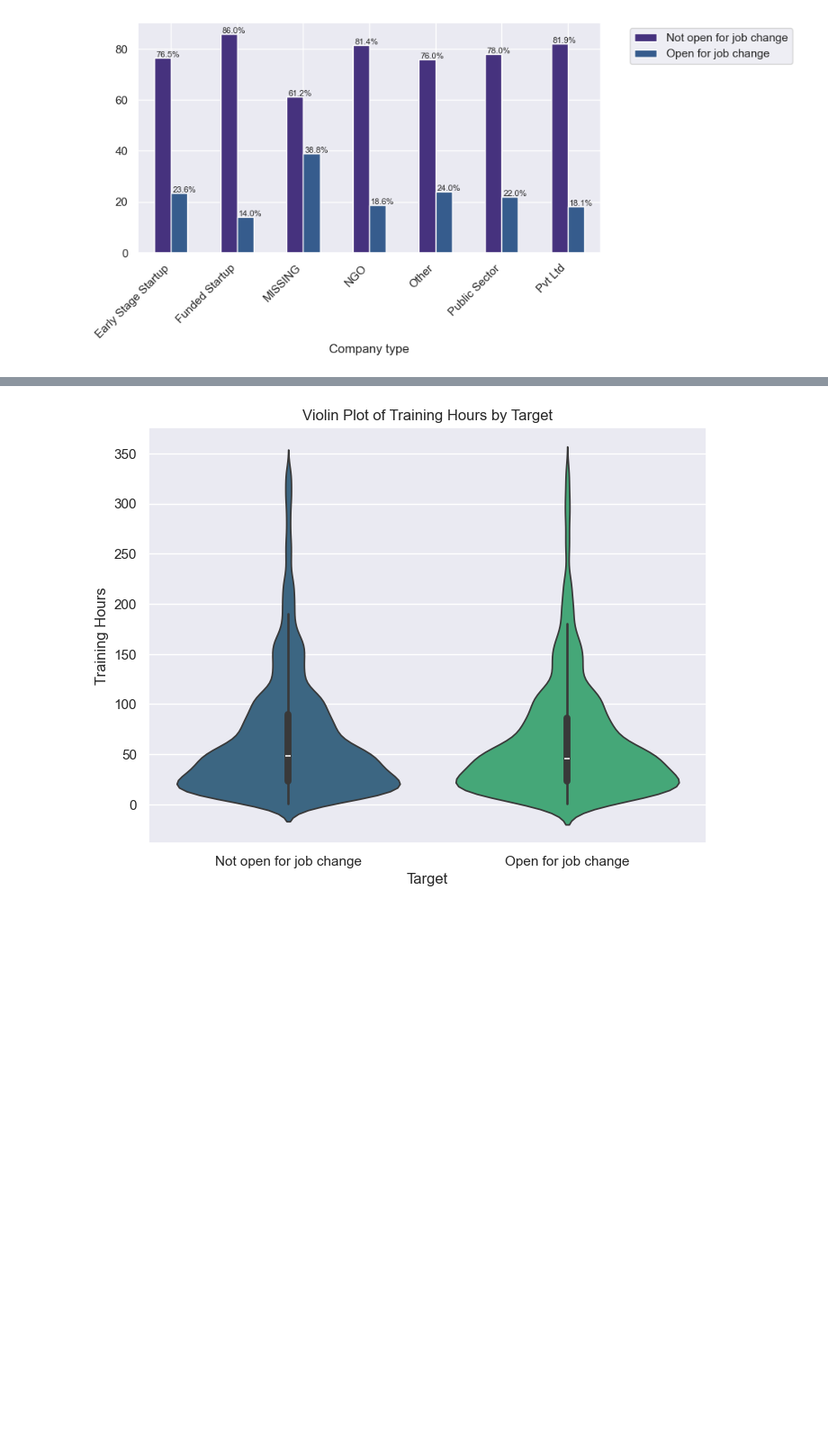
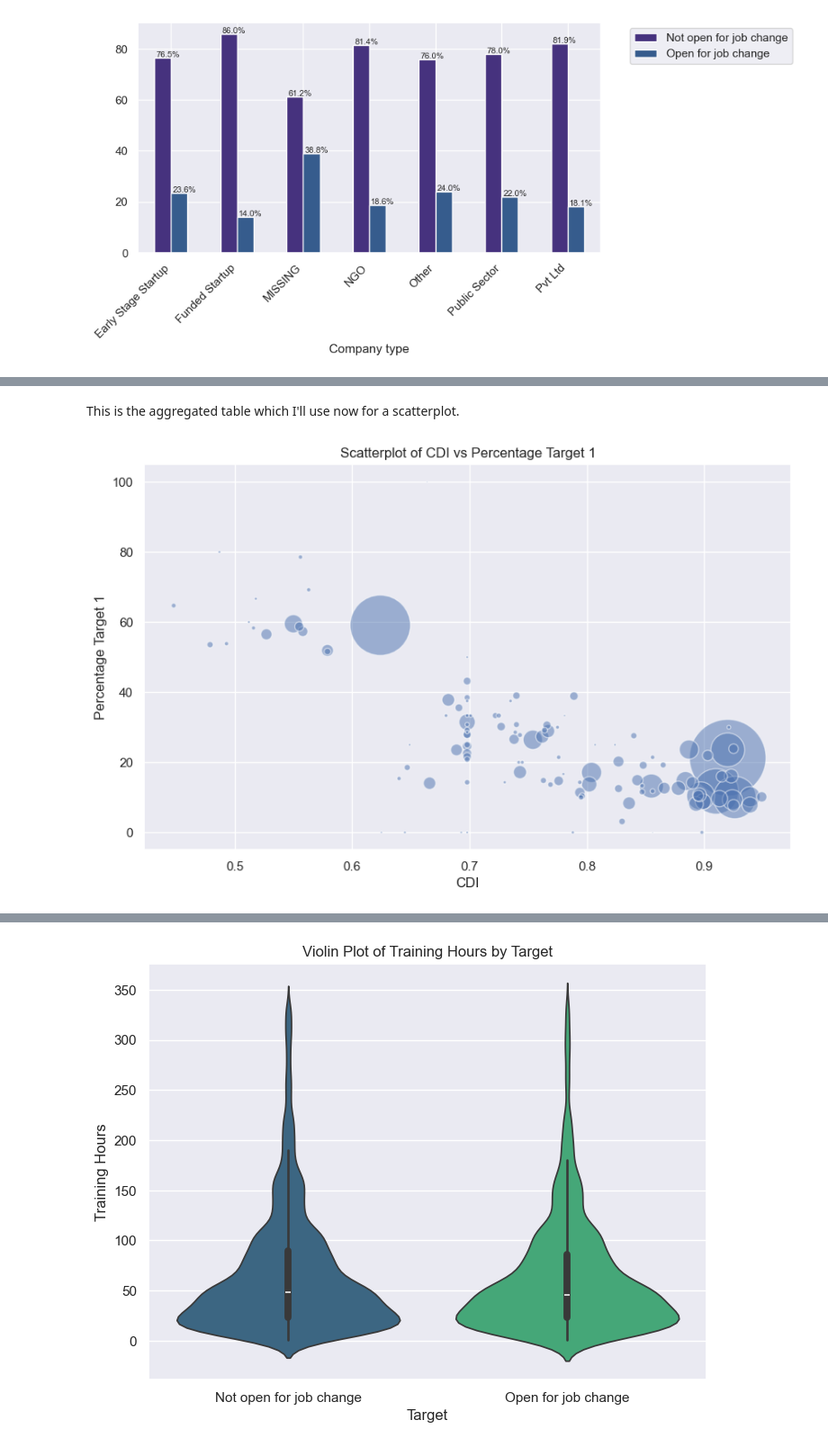
Before and after one commit to scheinmensch/HR-Analytics, a Jupyter notebook: EDA.ipynb, the cells around one changed output, grey strips where cells are left out. Shown at 90% size. Drawn from its saved outputs; the diff is of its cells as text; code cells hidden in the pictures; blank space fills up the shorter version.

```diff
--- a/EDA.ipynb
+++ b/EDA.ipynb
@@ -609,0 +638,18 @@ The willingness to change jobs is clearly highest among enrollees for whom this
+# %%
+obs_counts = HR_filled['city'].value_counts().reset_index()
+obs_counts.columns = ['city', 'Observation Count']
+
+# Extract the CDI for each city (assuming it's constant for each city)
+cdi_info = HR_filled.groupby('city')['city_development_index'].first().reset_index()
+
+# Create a crosstab with the percentage of Target 1
+crosstab_percentage = pd.crosstab(HR_filled['city'], HR_filled['target'], normalize='index').mul(100).round(2)
+crosstab_percentage = crosstab_percentage.reset_index()
+crosstab_percentage.columns = ['city', 'Percentage Target 0', 'Percentage Target 1']
+
+# Merge the DataFrames on the 'city' column
+result_df = pd.merge(obs_counts, cdi_info, on='city')
+result_df = pd.merge(result_df, crosstab_percentage, on='city')
+
+# Display the result
+result_df.sort_values('Percentage Target 1', ascending=False)
@@ -609,0 +670,13 @@ The willingness to change jobs is clearly highest among enrollees for whom this
+# %% [markdown]
+This is the aggregated table which I'll use now for a scatterplot.
+# %%
+plt.figure(figsize=(10, 6))
+plt.scatter(result_df['city_development_index'], result_df['Percentage Target 1'], s=result_df['Observation Count'], alpha=0.5, edgecolors='w')
+
+# Adding labels and title
+plt.title('Scatterplot of CDI vs Percentage Target 1')
+plt.xlabel('CDI')
+plt.ylabel('Percentage Target 1')
+plt.show()
+# %% [output]
+[figure, added]
```
Also changed, not shown: parts of 7 cells of this notebook.
